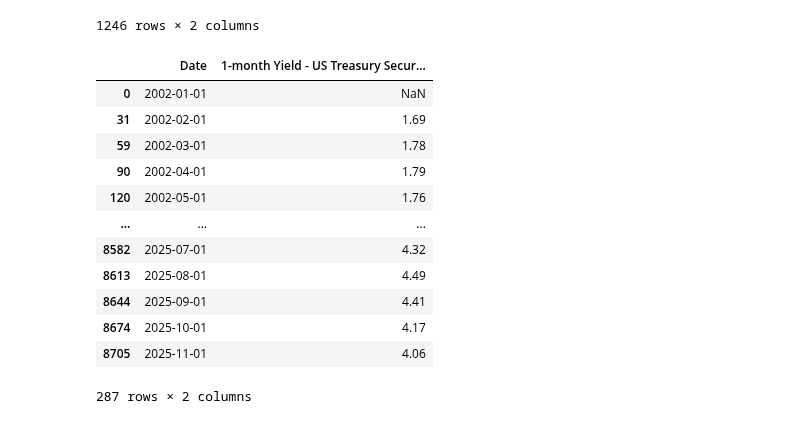
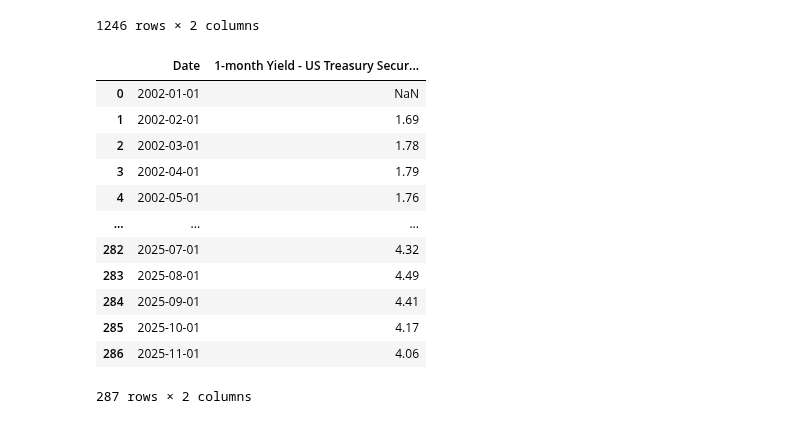
Before and after one commit to EliaLand/Martingale_FVM_AssetPricing, a Jupyter notebook: data_extraction/main.ipynb, the cells around one changed output. Drawn from its saved outputs; the diff is of its cells as text; code cells hidden in the pictures.

Commit message:
update on index

```diff
--- a/data_extraction/main.ipynb
+++ b/data_extraction/main.ipynb
@@ -281,41 +281,42 @@ df
 
 ticker = "DGS1MO"
 start = "2002-01-01"
 end = "2025-11-15"
 
 df = fetch_FRED(ticker, start, end)
 df = df.rename(columns=
         {"date": "Date",
          "DGS1MO": "1-month Yield - US Treasury Securities"
 })
 
 # Full daily date range
 df = df.sort_values("Date").set_index("Date")
 full_idx = pd.date_range(start=df.index.min(), end=df.index.max(), freq="D")
 df = df.reindex(full_idx)
 
 # Continuous Values Correction
 df["1-month Yield - US Treasury Securities"] = df["1-month Yield - US Treasury Securities"].ffill()
 
 # Aggregation (dimension from daily to monthly, we cannot use a loop like for weekly data, as the pattern is not constant)
 # (!!!) We take only the value observed at the opening of the month (YYYY-MM-01)
 df = df.reset_index().rename(columns={"index": "Date"})
 df = df[df["Date"].dt.day == 1]
+df = df.reset_index(drop=True)
 
 # Uploading in aggregate_df
 df.to_csv("raw_df/risk_free_monthly_df.csv", index=False)
 df
 # %% [output]
 |  | Date | 1-month Yield - US Treasury Secur... |
 | 0 | 2002-01-01 | NaN |
-| 31 | 2002-02-01 | 1.69 |
-| 59 | 2002-03-01 | 1.78 |
-| 90 | 2002-04-01 | 1.79 |
-| 120 | 2002-05-01 | 1.76 |
+| 1 | 2002-02-01 | 1.69 |
+| 2 | 2002-03-01 | 1.78 |
+| 3 | 2002-04-01 | 1.79 |
+| 4 | 2002-05-01 | 1.76 |
 | ... | ... | ... |
-| 8582 | 2025-07-01 | 4.32 |
-| 8613 | 2025-08-01 | 4.49 |
-| 8644 | 2025-09-01 | 4.41 |
-| 8674 | 2025-10-01 | 4.17 |
-| 8705 | 2025-11-01 | 4.06 |
+| 282 | 2025-07-01 | 4.32 |
+| 283 | 2025-08-01 | 4.49 |
+| 284 | 2025-09-01 | 4.41 |
+| 285 | 2025-10-01 | 4.17 |
+| 286 | 2025-11-01 | 4.06 |
 287 rows × 2 columns
```
